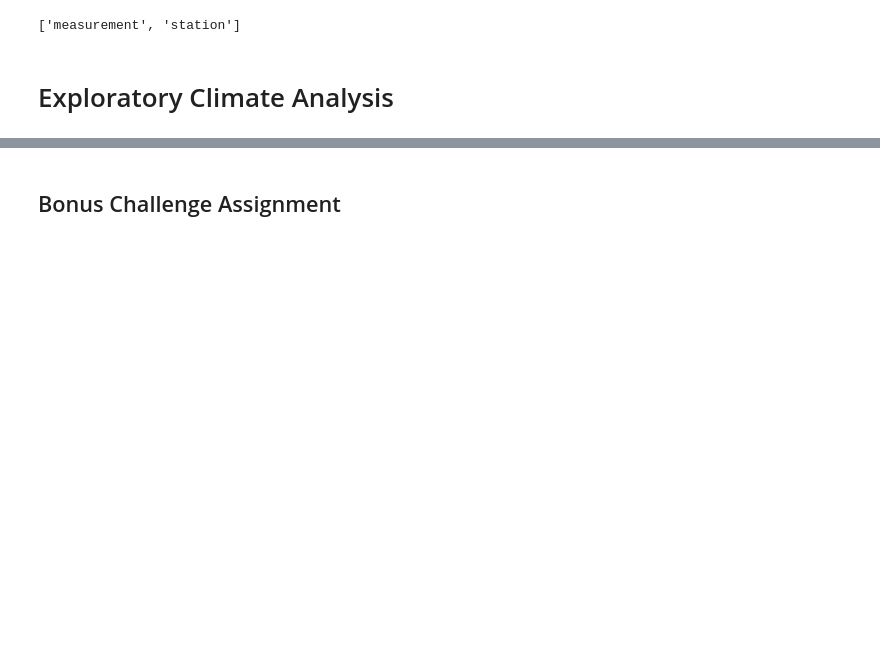
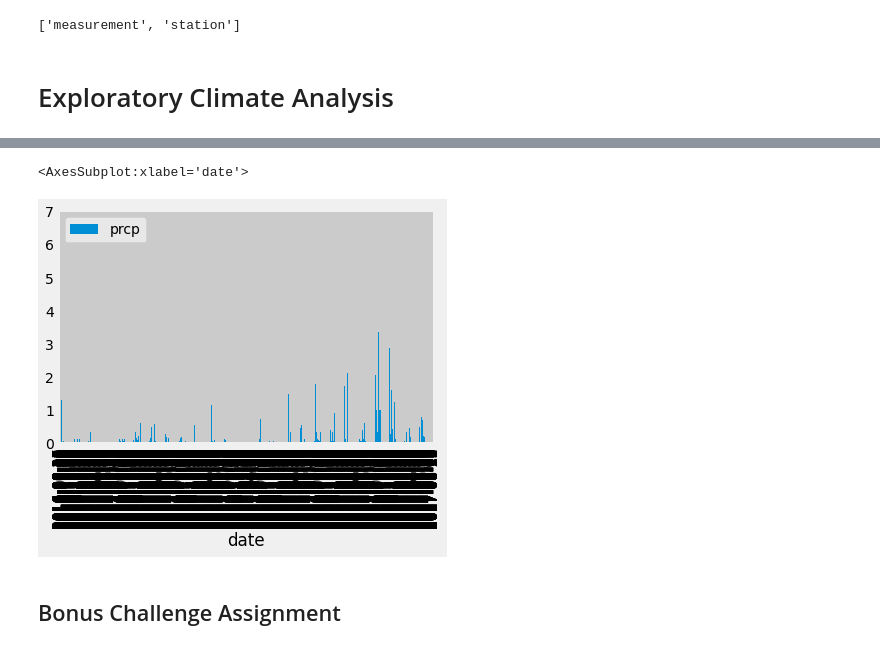
Before and after one commit to paulywog13/sqlalchemy-challenge, a Jupyter notebook: climate_starter.ipynb, the cells around one changed output, grey strips where cells are left out. Cells and saved outputs as stored; diff of their text form; code cells hidden in the pictures; blank space fills up the shorter version.

Commit message:
Precipitation Code Added

```diff
--- a/climate_starter.ipynb
+++ b/climate_starter.ipynb
@@ -41,0 +100,7 @@ session = Session(engine)
+# %%
+# Perform a query to retrieve the data and precipitation scores
+sel = [Measurement.date,
+      Measurement.prcp]
+
+result = session.query(*sel).filter(func.strftime(Measurement.date) >= '2016-08-23').all()
+result
@@ -42,3 +125,13 @@ session = Session(engine)
+# %%
+# Save the query results as a Pandas DataFrame and set the index to the date column
+df=pd.DataFrame(result, columns=['date', 'prcp'])
+# Sort the dataframe by date
+df.set_index('date', inplace=True)
+# Use Pandas Plotting with Matplotlib to plot the data
+df.plot.bar()
+# %% [output]
+<AxesSubplot:xlabel='date'>
+[figure, added]
 # %%
 # Design a query to retrieve the last 12 months of precipitation data and plot the results
 
```
Also changed, not shown: parts of 10 cells of this notebook.
